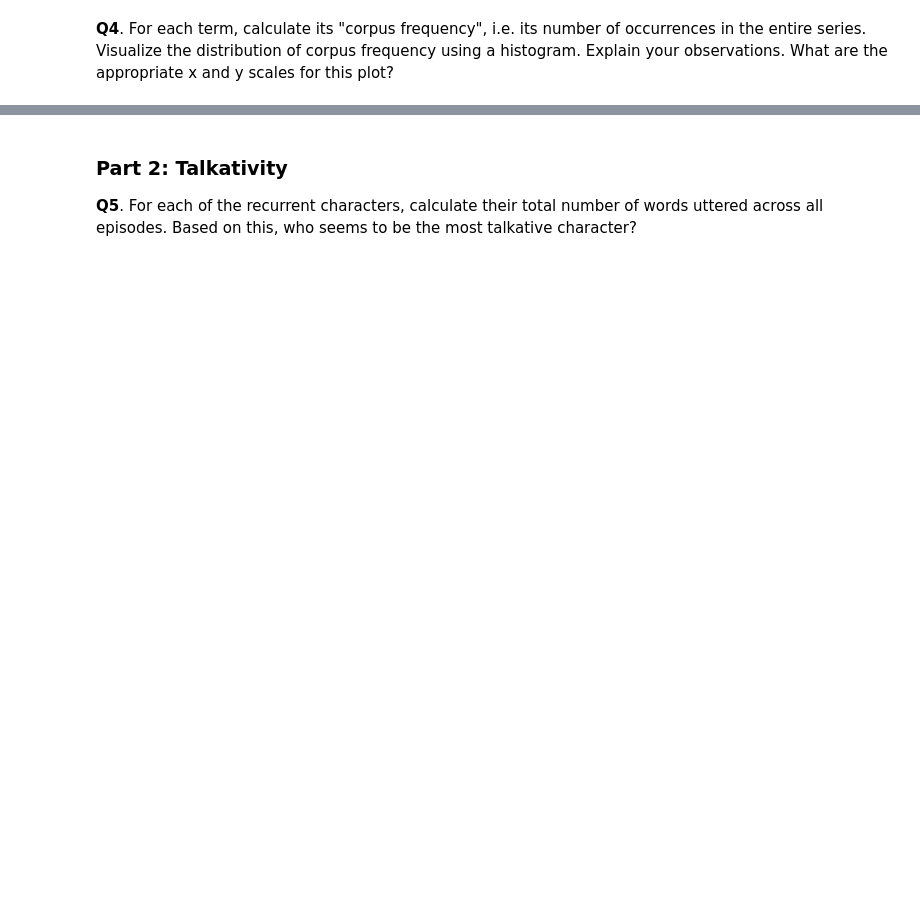
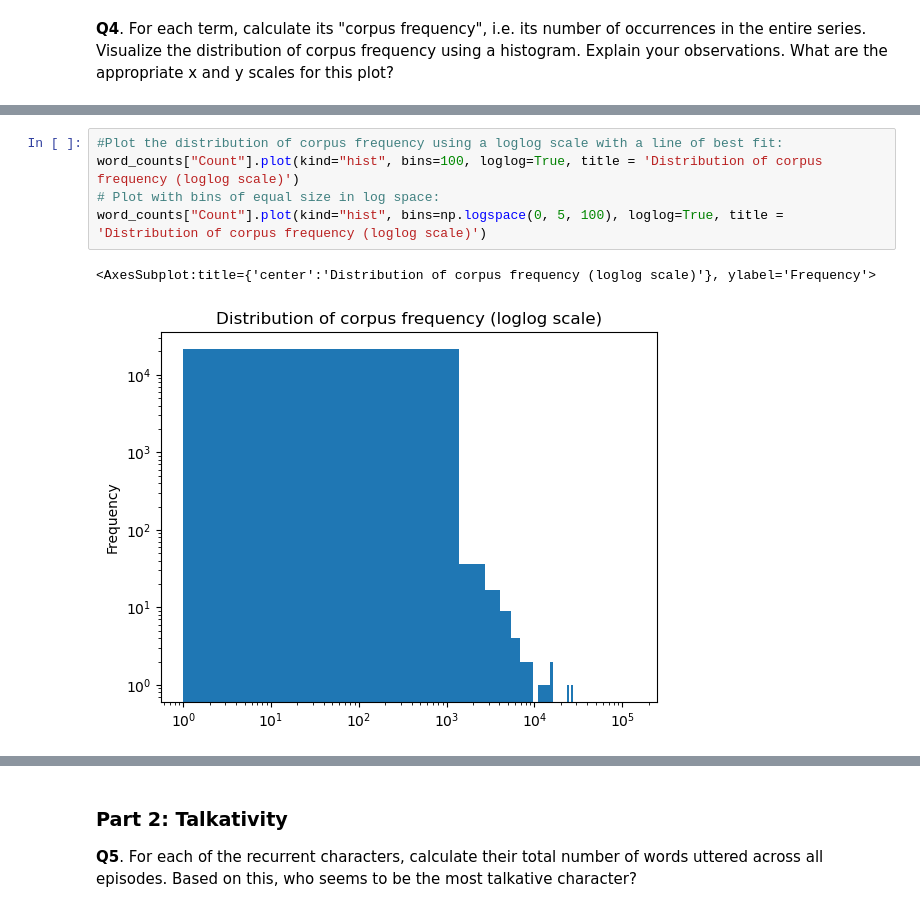
Before and after one commit to CamilleDelgrange/2022, a Jupyter notebook: Tutorials/09 - Handing text/Handling_text_exercise_2_cam.ipynb, the cells around one changed output, grey strips where cells are left out. Drawn from its saved outputs; the diff is of its cells as text; blank space fills up the shorter version.

```diff
--- a/Tutorials/09 - Handing text/Handling_text_exercise_2_cam.ipynb
+++ b/Tutorials/09 - Handing text/Handling_text_exercise_2_cam.ipynb
@@ -44,0 +196,8 @@ Our friends' argument concerns the entire show. We have given you a file in the
+# %%
+#Plot the distribution of corpus frequency using a loglog scale with a line of best fit:
+word_counts["Count"].plot(kind="hist", bins=100, loglog=True, title = 'Distribution of corpus frequency (loglog scale)')
+# Plot with bins of equal size in log space:
+word_counts["Count"].plot(kind="hist", bins=np.logspace(0, 5, 100), loglog=True, title = 'Distribution of corpus frequency (loglog scale)')
+# %% [output]
+<AxesSubplot:title={'center':'Distribution of corpus frequency (loglog scale)'}, ylabel='Frequency'>
+[figure, added]
```
Also changed, not shown: parts of 31 cells of this notebook, 4 other files.
